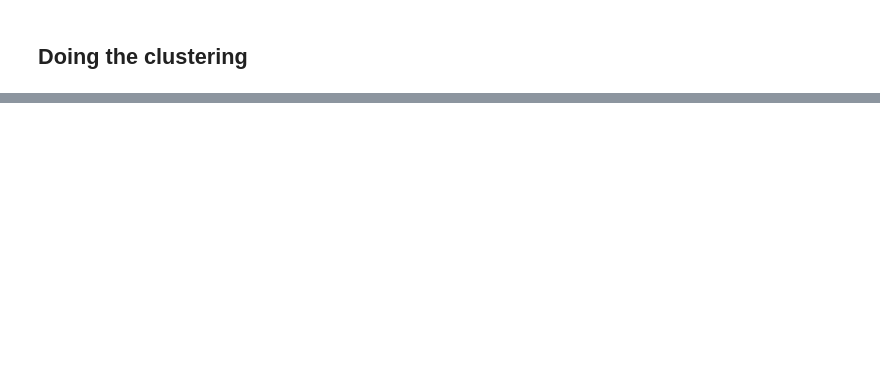
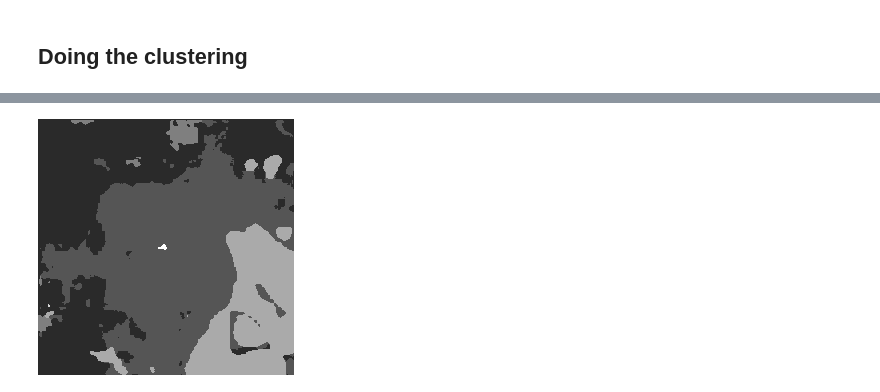
Before and after one commit to smorrin28/DeforestationTUMAI, a Jupyter notebook: Finalizing.ipynb, the cells around one changed output, grey strips where cells are left out. Drawn from its saved outputs; the diff is of its cells as text; code cells hidden in the pictures; blank space fills up the shorter version.

```diff
--- a/Finalizing.ipynb
+++ b/Finalizing.ipynb
@@ -100,0 +132,2 @@ PILImage.create(Path.cwd() / "segmentation_preprocessed" / "test" / "668404_sat.
+# %%
+unet = load_learner(models_path / "convnext_large_256px_8bs_68ds.pkl")
@@ -100,0 +144,10 @@ PILImage.create(Path.cwd() / "segmentation_preprocessed" / "test" / "668404_sat.
+# %%
+@dataclass
+class MultiSegmentationPrediction:
+    mask: torch.Tensor
+
+def get_multisegmentation_prediction(path):
+    _, preds, _ = unet.predict(path)
+    return MultiSegmentationPrediction(preds)
+# %%
+multi_prediction = get_multisegmentation_prediction(Path.cwd() / "segmentation_preprocessed" / "test" / "287212_sat.jpg")
@@ -100,0 +156,8 @@ PILImage.create(Path.cwd() / "segmentation_preprocessed" / "test" / "668404_sat.
+# %%
+def show_multisegmentation_prediction(prediction):
+    # Since there are 6 different classes, we have to divide by 6 here
+    return to_pil_image(prediction.mask.float() / 6)
+# %%
+show_multisegmentation_prediction(multi_prediction)
+# %% [output]
+[figure, added]
```
Also changed, not shown: parts of 30 cells of this notebook, 3 other files.
